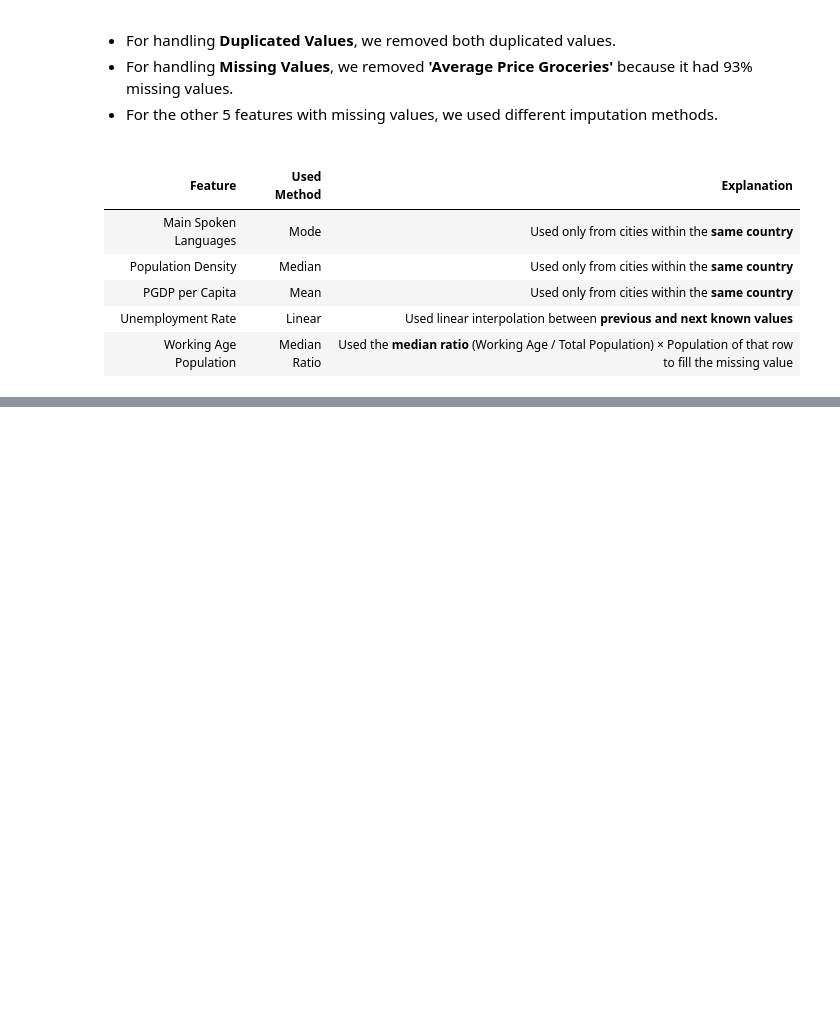
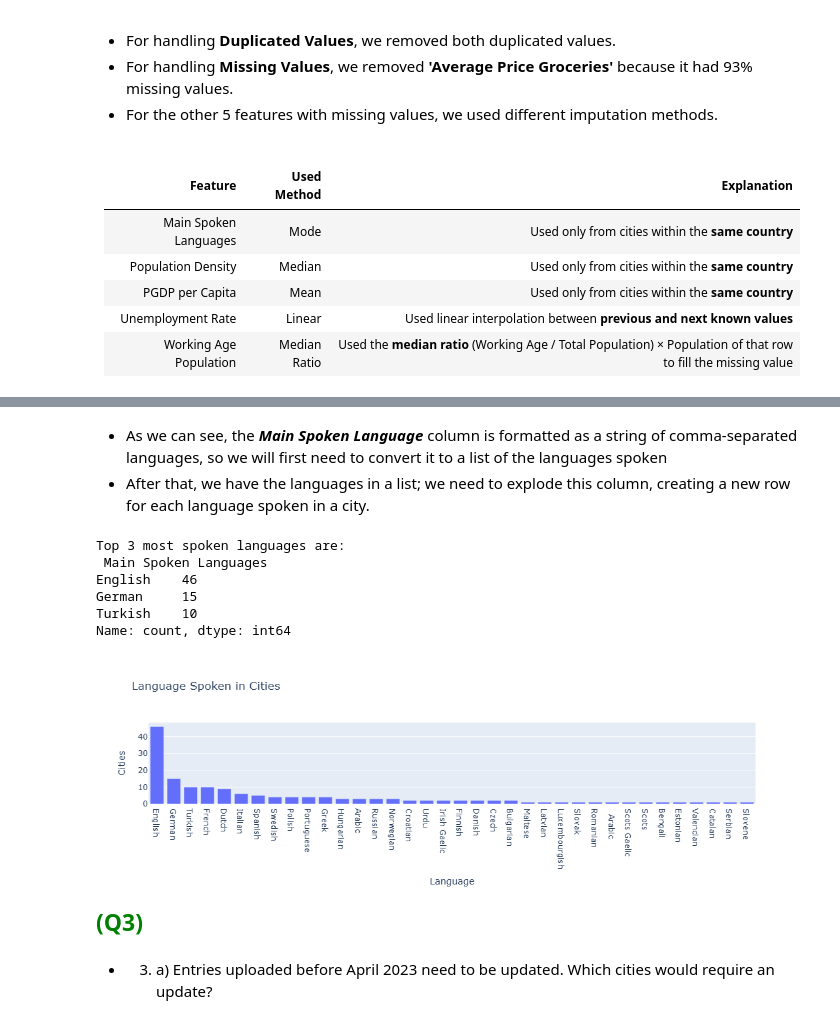
Before and after one commit to saifhoque15-netizen/where-should-I-live, a Jupyter notebook: Group22_PDS_2526.ipynb, the cells around one changed output, grey strips where cells are left out. Drawn from its saved outputs; the diff is of its cells as text; code cells hidden in the pictures; blank space fills up the shorter version.

```diff
--- a/Group22_PDS_2526.ipynb
+++ b/Group22_PDS_2526.ipynb
@@ -530,0 +631,30 @@ Name: 23, dtype: object
+# %% [markdown]
+- As we can see, the ***Main Spoken Language*** column is formatted as a string of comma-separated languages, so we will first need to convert it to a list of the languages spoken
+- After that, we have the languages in a list; we need to explode this column, creating a new row for each language spoken in a city.
+# %%
+lang_series = (df_final['Main Spoken Languages'].str.split(', '))
+lang_exploded = lang_series.explode()
+
+lang_counts = lang_exploded.value_counts()
+print(f'Top 3 most spoken languages are:\n {lang_counts.head(3)}')
+
+fig = px.bar(
+    x=lang_counts.index,
+    y=lang_counts.values,
+    labels={'x': 'Language', 'y': 'Cities'},
+    title='Language Spoken in Cities',
+)
+fig.show()
+# %% [output]
+Top 3 most spoken languages are:
+ Main Spoken Languages
+English    46
+German     15
+Turkish    10
+Name: count, dtype: int64
+[figure, added]
+# %% [markdown]
+<span style="font-size: 23px; color:GREEN;font-weight: bold ;">(Q3)</span>
+# %% [markdown]
+- 3. a) Entries uploaded before April 2023 need to be updated. Which cities would
+            require an update?
```
Also changed, not shown: parts of 13 cells of this notebook.
